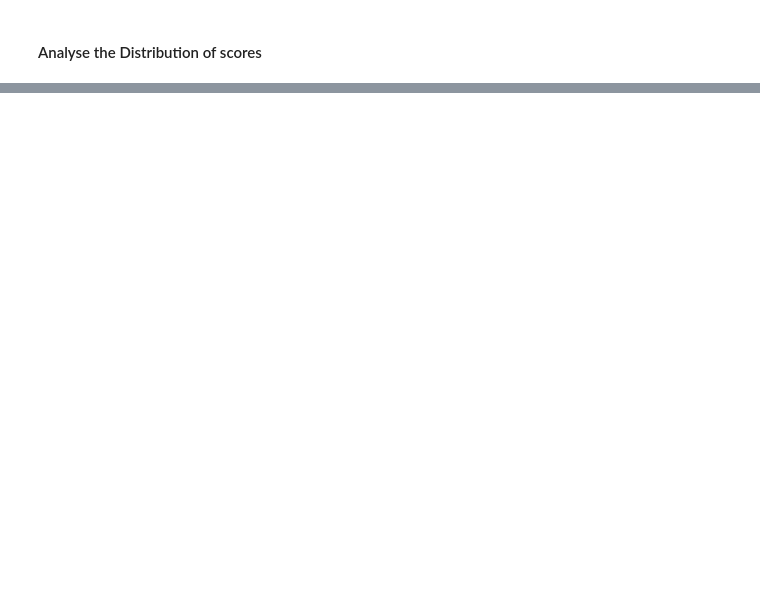
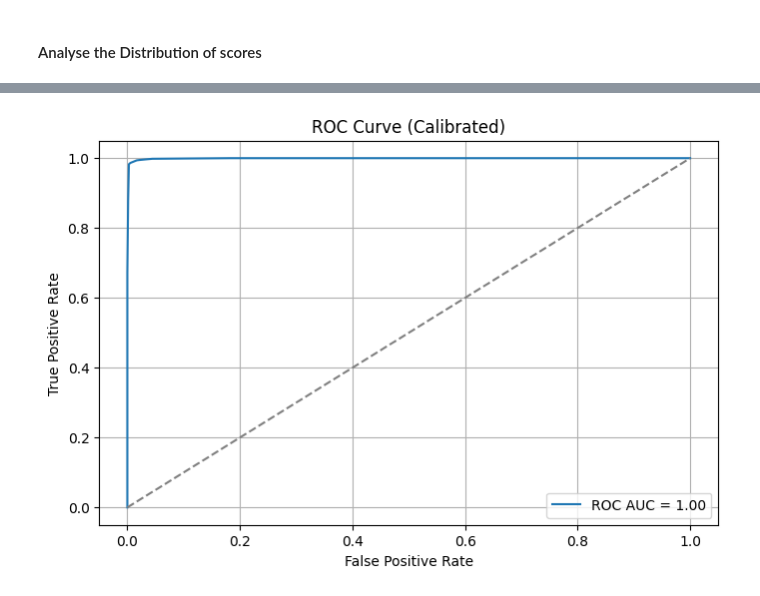
Before and after one commit to james-lunt/Nat_Cat_Events, a Jupyter notebook: 2_Data_Cleaning.ipynb, the cells around one changed output, grey strips where cells are left out. Saved outputs shown, nothing was run; the diff lists cells and outputs as text; code cells hidden in the pictures; blank space fills up the shorter version.

Commit message:
data cleaning complete

```diff
--- a/2_Data_Cleaning.ipynb
+++ b/2_Data_Cleaning.ipynb
@@ -150,0 +170,6 @@ titles_location_df['zero_shot_score'].hist(bins=100)
+# %%
+# Take rows of extremelt confident predictions
+extemely_confident_df = titles_location_df[(titles_location_df['zero_shot_score'] > 0.99) | (titles_location_df['zero_shot_score'] < 0.01)]
+less_confident_df = titles_location_df[(titles_location_df['zero_shot_score'] < 0.99) & (titles_location_df['zero_shot_score'] > 0.01)]
+print("The number of confident Zero-Shot classifications: ", len(extemely_confident_df))
+print("The number of Less confident Zero-Shot classifications: ", len(less_confident_df))
@@ -150,0 +179,3 @@ titles_location_df['zero_shot_score'].hist(bins=100)
+# %%
+# Create binary label for training
+extemely_confident_df['labels'] = np.where(extemely_confident_df['zero_shot_score'] > 0.99, 1, np.where(extemely_confident_df['zero_shot_score'] < 0.01, 0, np.nan)).astype(int)
@@ -150,0 +202,2 @@ titles_location_df['zero_shot_score'].hist(bins=100)
+# %%
+extemely_confident_df = extemely_confident_df.reset_index(drop=True)
@@ -150,0 +208,75 @@ titles_location_df['zero_shot_score'].hist(bins=100)
+# %%
+# Split data
+X_train, X_test, y_train, y_test = train_test_split(
+    extemely_confident_df['title'],
+    extemely_confident_df['labels'],
+    test_size=0.2,
+    random_state=42,
+    stratify=extemely_confident_df["labels"]
+)
+
+# Pipeline
+pipeline = Pipeline([
+    ('tfidf', TfidfVectorizer()),
+    ('clf', LogisticRegression(solver='liblinear'))
+])
+
+# Hyperparameter grid
+param_grid = {
+    'tfidf__ngram_range': [(1, 1), (1, 2)],
+    'tfidf__min_df': [1, 3, 5],
+    'clf__C': [0.01, 0.1, 1, 10],
+    'clf__penalty': ['l1', 'l2']
+}
+
+# Grid search
+grid = GridSearchCV(
+    pipeline,
+    param_grid,
+    cv=5,
+    scoring='roc_auc',
+    n_jobs=-1,
+    verbose=1
+)
+grid.fit(X_train, y_train)
+
+# ✅ Calibrate with Isotonic Regression (fit on test set to avoid train leakage)
+calibrated_clf = CalibratedClassifierCV(grid.best_estimator_, method='isotonic', cv='prefit')
+calibrated_clf.fit(X_test, y_test)  # Fit calibration model on held-out test set
+
+# Predict probabilities
+y_proba_cal = calibrated_clf.predict_proba(X_test)[:, 1]
+y_pred_cal = calibrated_clf.predict(X_test)
+
+# Classification report
+print("Best Parameters:", grid.best_params_)
+print("\nClassification Report (Calibrated):")
+print(classification_report(y_test, y_pred_cal))
+
+# ROC Curve
+fpr, tpr, _ = roc_curve(y_test, y_proba_cal)
+roc_auc = auc(fpr, tpr)
+
+plt.figure(figsize=(8, 5))
+plt.plot(fpr, tpr, label=f"ROC AUC = {roc_auc:.2f}")
+plt.plot([0, 1], [0, 1], linestyle="--", color="gray")
+plt.xlabel("False Positive Rate")
+plt.ylabel("True Positive Rate")
+plt.title("ROC Curve (Calibrated)")
+plt.legend(loc="lower right")
+plt.grid(True)
+plt.show()
+
+# ✅ Calibration Curve
+prob_true, prob_pred = calibration_curve(y_test, y_proba_cal, n_bins=10)
+
+plt.figure(figsize=(8, 5))
+plt.plot(prob_pred, prob_true, marker='o', label='Calibrated (Isotonic)')
+plt.plot([0, 1], [0, 1], linestyle='--', color='gray', label='Perfect Calibration')
+plt.xlabel("Mean Predicted Probability")
+plt.ylabel("Fraction of Positives")
+plt.title("Calibration Curve")
+plt.legend()
+plt.grid(True)
+plt.show()
+# %% [output]
@@ -150,0 +295 @@ titles_location_df['zero_shot_score'].hist(bins=100)
+[figure, added]
```
Also changed, not shown: parts of 22 cells of this notebook, 2 other files.
